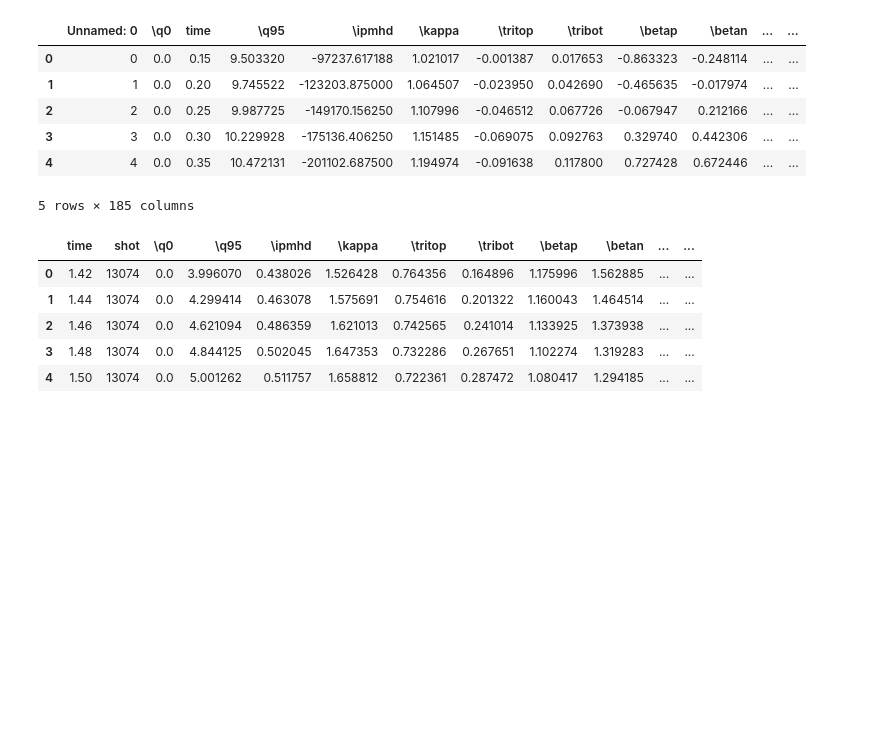
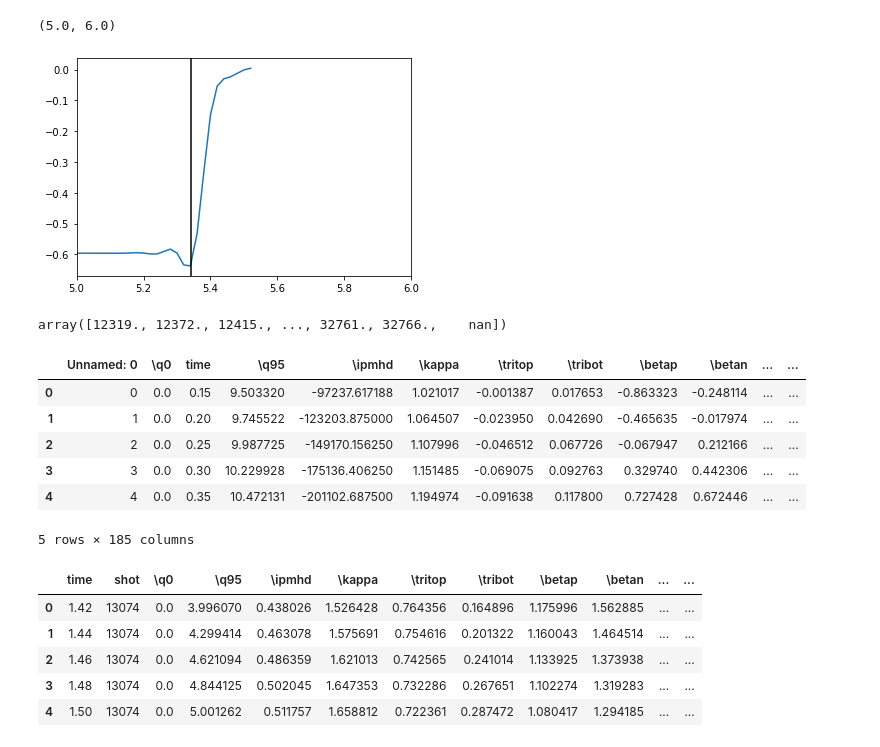
Before and after one commit to ZINZINBIN/Bayesian-Disruption-Prediction, a Jupyter notebook: analysis_dataset.ipynb, the cells around one changed output. Saved outputs shown, nothing was run; the diff lists cells and outputs as text; code cells hidden in the pictures; blank space fills up the shorter version.

```diff
--- a/analysis_dataset.ipynb
+++ b/analysis_dataset.ipynb
@@ -7,3 +406,21 @@ df_disrupt = pd.read_csv("./dataset/KSTAR_Disruption_Shot_List_2022.csv")
+# %%
+import matplotlib.pyplot as plt
+
+df_shot = df_extend[df_extend.shot == 21310]
+x = df_shot.time
+y = df_shot['\\RC03']
+
+t_tmq = df_disrupt[df_disrupt.shot == 21310]['t_tmq'].values
+plt.plot(x,y)
+plt.axvline(t_tmq, ymin = 0, ymax = 1, c = 'k')
+plt.xlim([5, 6])
+# %% [output]
+(5.0, 6.0)
+[figure, added]
+# %%
+df_disrupt.shot.unique()
+# %% [output]
+array([12319., 12372., 12415., ..., 32761., 32766.,    nan])
 # %%
 df.head()
 # %% [output]
```
Also changed, not shown: parts of 78 cells of this notebook, 36 other files.
